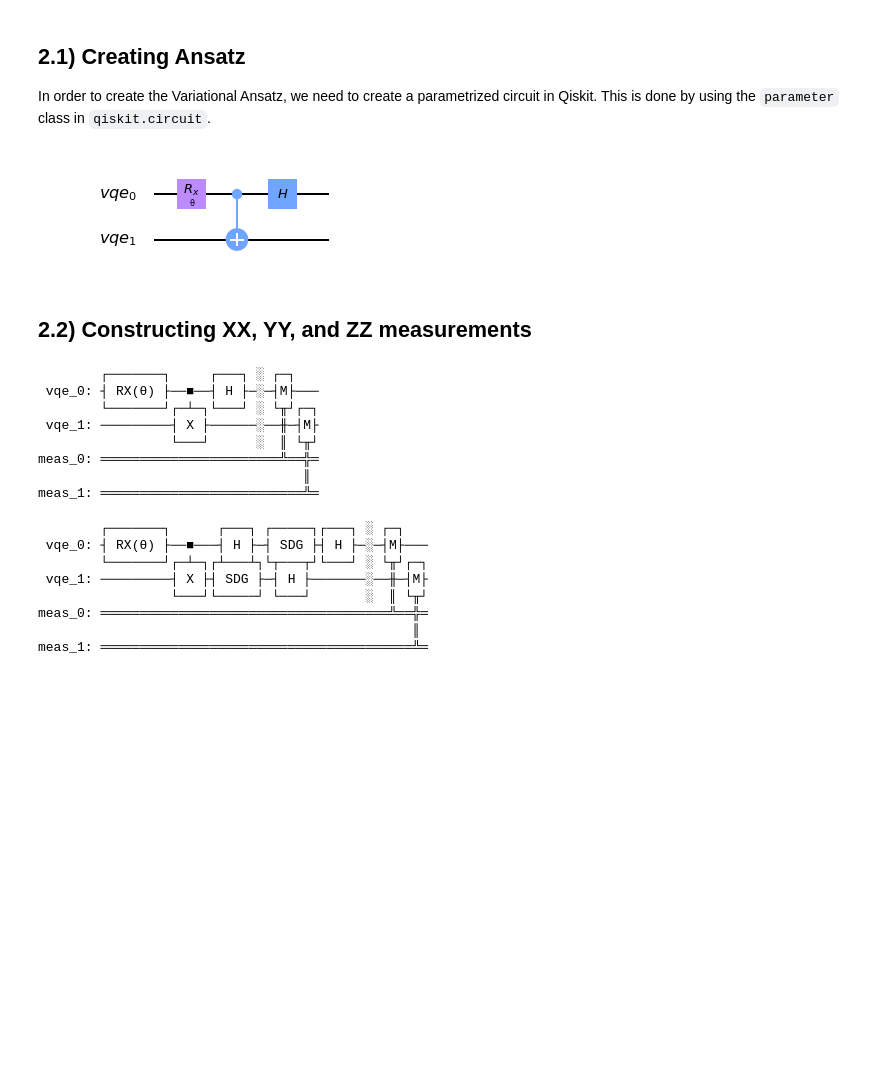
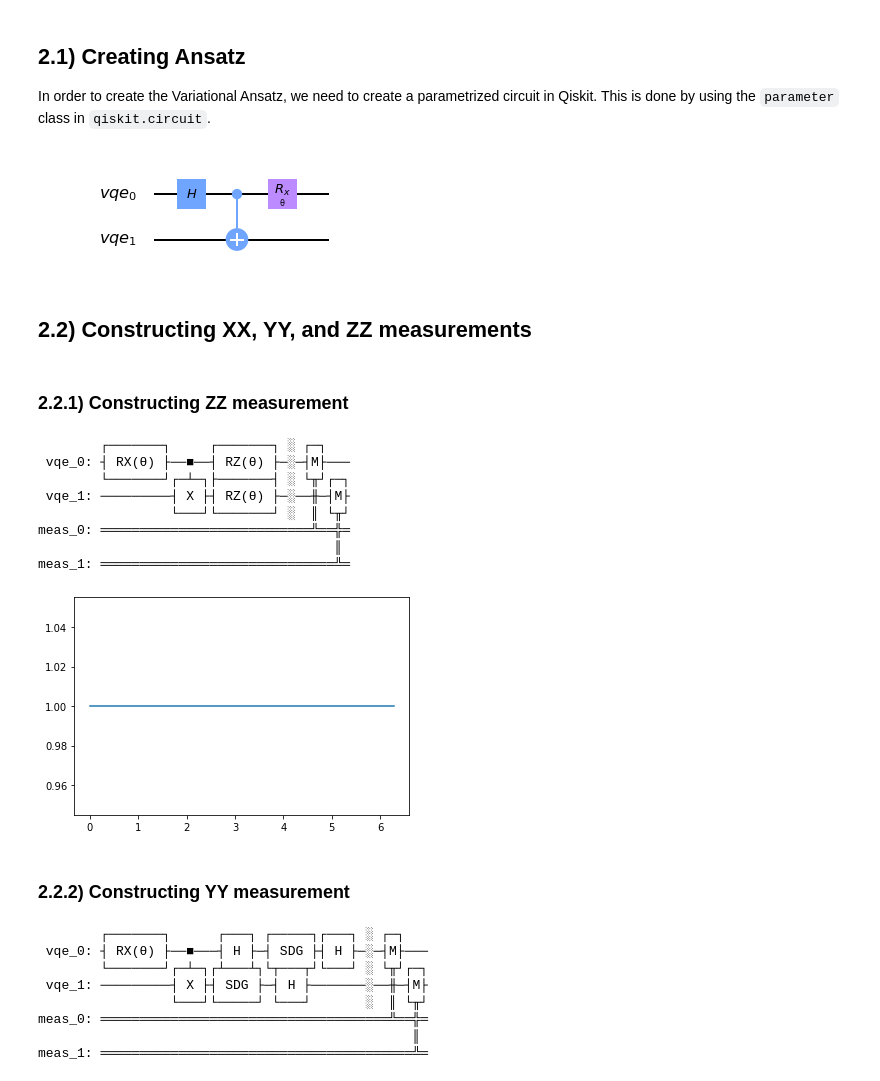
Before and after one commit to nahumsa/QOSF, a Jupyter notebook: Task 4.ipynb, the cells around one changed output. Drawn from its saved outputs; the diff is of its cells as text; code cells hidden in the pictures; blank space fills up the shorter version.

Commit message:
Added XX,YY,ZZ exp circuits

```diff
--- a/Task 4.ipynb
+++ b/Task 4.ipynb
@@ -149,17 +145,19 @@ theta = Parameter('θ')
 
 qr = QuantumRegister(2, name='vqe')
 qc = QuantumCircuit(qr)
+qc.h(qr[0])
+qc.cx(qr[0], qr[1])
 qc.rx(theta, qr[0])
-qc.cx(qr[0], qr[1])
-qc.h(qr[0])
 qc.draw('mpl')
 # %% [output]
-[figure, old version]
+[figure, new version]
 # %% [markdown]
 ## 2.2) Constructing XX, YY, and ZZ measurements
+# %% [markdown]
+### 2.2.1) Constructing ZZ measurement
 # %%
 def measure_zz_circuit(circuit):
-    """Measure the ZZ Component of the variational, circuit."""
+    """Measure the ZZ Component of the variational circuit."""
     zz_meas = circuit.copy()
     zz_meas.measure_all()
     return zz_meas
@@ -167,14 +165,55 @@ def measure_zz_circuit(circuit):
 zz_meas = measure_zz_circuit(qc)
 zz_meas.draw()
 # %% [output]
-        ┌───────┐     ┌───┐ ░ ┌─┐
- vqe_0: ┤ RX(θ) ├──■──┤ H ├─░─┤M├───
-        └───────┘┌─┴─┐└───┘ ░ └╥┘┌─┐
- vqe_1: ─────────┤ X ├──────░──╫─┤M├
-                 └───┘      ░  ║ └╥┘
-meas_0: ═══════════════════════╩══╬═
-                                  ║
-meas_1: ══════════════════════════╩═
+        ┌───────┐     ┌───────┐ ░ ┌─┐
+ vqe_0: ┤ RX(θ) ├──■──┤ RZ(θ) ├─░─┤M├───
+        └───────┘┌─┴─┐├───────┤ ░ └╥┘┌─┐
+ vqe_1: ─────────┤ X ├┤ RZ(θ) ├─░──╫─┤M├
+                 └───┘└───────┘ ░  ║ └╥┘
+meas_0: ═══════════════════════════╩══╬═
+                                      ║
+meas_1: ══════════════════════════════╩═
+# %%
+from qiskit import Aer, execute
+def measure_zz(given_circuit, num_shots = 10000):
+
+    zz_meas = measure_zz_circuit(given_circuit)
+    theta_range = np.linspace(0, 2 * np.pi, 128)
+
+    simulator = Aer.get_backend('qasm_simulator')
+
+    job = execute(zz_meas,
+              backend= simulator,
+              shots= num_shots,
+              parameter_binds=[{theta: theta_val} for theta_val in theta_range])
+
+    counts = job.result().get_counts()
+
+    zz = []
+
+    for count in counts:
+        if '00' not in count:
+            count['00'] = 0
+        if '01' not in count:
+            count['01'] = 0
+        if '10' not in count:
+            count['10'] = 0
+        if '11' not in count:
+            count['11'] = 0
+
+        total_counts = count['00'] + count['11'] + count['01'] + count['10']
+
+        zz_meas = count['00'] + count['11'] - count['01'] - count['10']
+        zz.append(zz_meas / total_counts)
+
+    return theta_range, zz
+
+theta_range, zz = measure_zz(qc)
+plt.plot(theta_range, zz);
+# %% [output]
+[figure, added]
+# %% [markdown]
+### 2.2.2) Constructing YY measurement
 # %%
 def measure_yy_circuit(circuit):
     """Measure the YY Component of the variational circuit."""
```
Also changed, not shown: parts of 11 cells of this notebook.
